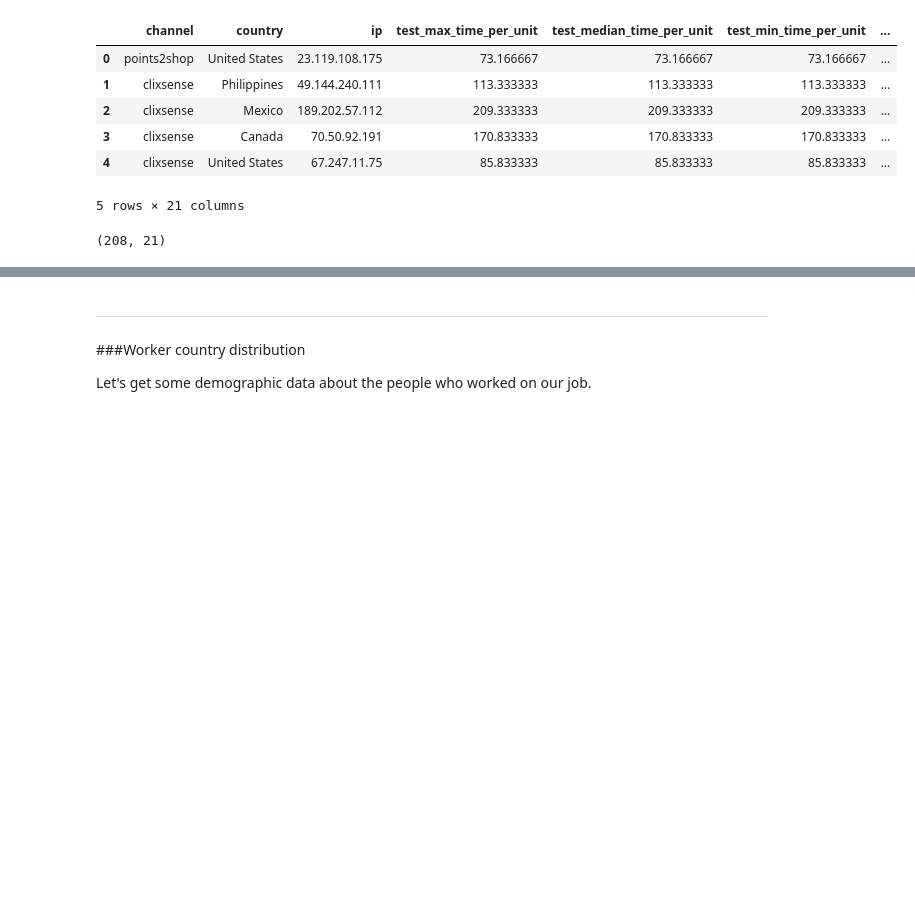
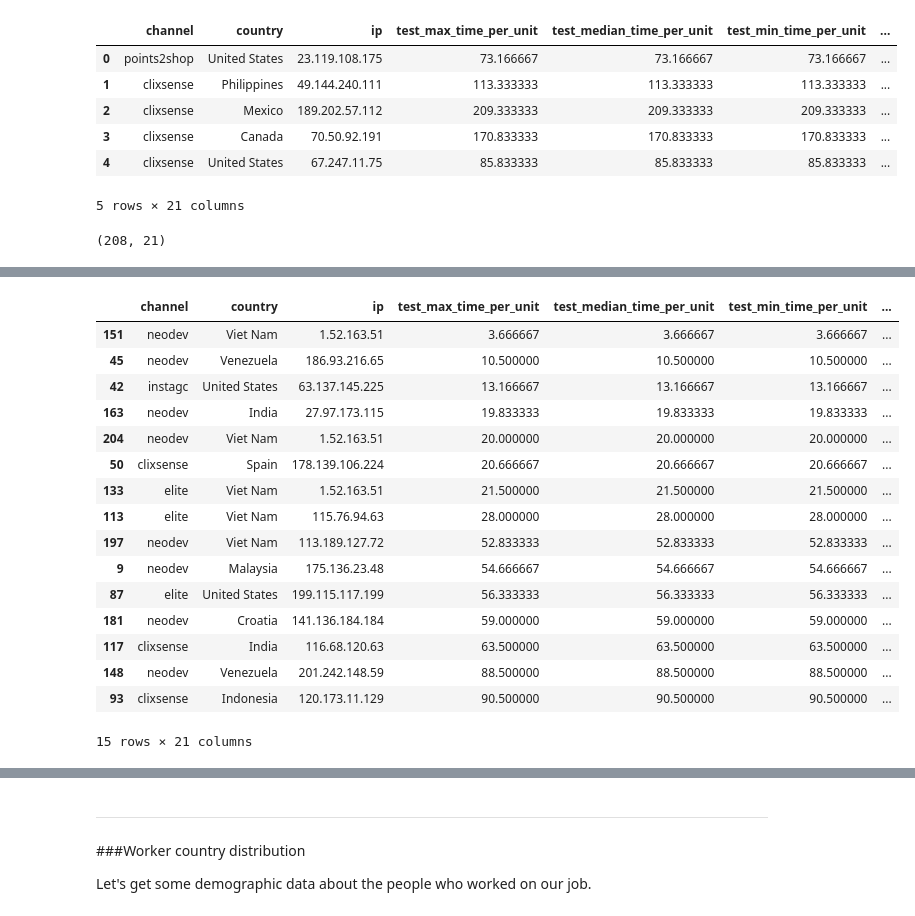
Before and after one commit to SuLab/crowd_cid_relex, a Jupyter notebook: crowd_only/job_758438_worker_analysis.ipynb, the cells around one changed output, grey strips where cells are left out. Saved outputs shown, nothing was run; the diff lists cells and outputs as text; code cells hidden in the pictures; blank space fills up the shorter version.

```diff
--- a/crowd_only/job_758438_worker_analysis.ipynb
+++ b/crowd_only/job_758438_worker_analysis.ipynb
@@ -148,0 +191,20 @@ worker_profiles.shape
+# %%
+df
+# %% [output]
+|  | channel | country | ip | test_max_time_per_unit | test_median_time_per_unit | test_min_time_per_unit | ... |
+| 151 | neodev | Viet Nam | 1.52.163.51 | 3.666667 | 3.666667 | 3.666667 | ... |
+| 45 | neodev | Venezuela | 186.93.216.65 | 10.500000 | 10.500000 | 10.500000 | ... |
+| 42 | instagc | United States | 63.137.145.225 | 13.166667 | 13.166667 | 13.166667 | ... |
+| 163 | neodev | India | 27.97.173.115 | 19.833333 | 19.833333 | 19.833333 | ... |
+| 204 | neodev | Viet Nam | 1.52.163.51 | 20.000000 | 20.000000 | 20.000000 | ... |
+| 50 | clixsense | Spain | 178.139.106.224 | 20.666667 | 20.666667 | 20.666667 | ... |
+| 133 | elite | Viet Nam | 1.52.163.51 | 21.500000 | 21.500000 | 21.500000 | ... |
+| 113 | elite | Viet Nam | 115.76.94.63 | 28.000000 | 28.000000 | 28.000000 | ... |
+| 197 | neodev | Viet Nam | 113.189.127.72 | 52.833333 | 52.833333 | 52.833333 | ... |
+| 9 | neodev | Malaysia | 175.136.23.48 | 54.666667 | 54.666667 | 54.666667 | ... |
+| 87 | elite | United States | 199.115.117.199 | 56.333333 | 56.333333 | 56.333333 | ... |
+| 181 | neodev | Croatia | 141.136.184.184 | 59.000000 | 59.000000 | 59.000000 | ... |
+| 117 | clixsense | India | 116.68.120.63 | 63.500000 | 63.500000 | 63.500000 | ... |
+| 148 | neodev | Venezuela | 201.242.148.59 | 88.500000 | 88.500000 | 88.500000 | ... |
+| 93 | clixsense | Indonesia | 120.173.11.129 | 90.500000 | 90.500000 | 90.500000 | ... |
+15 rows × 21 columns
```
Also changed, not shown: parts of 12 cells of this notebook.
